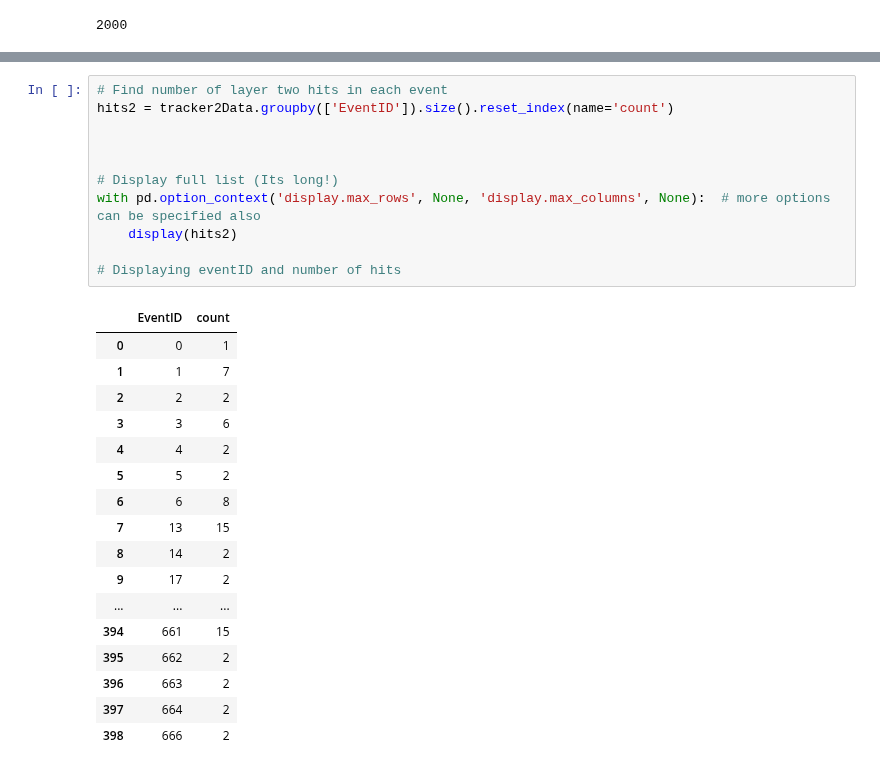
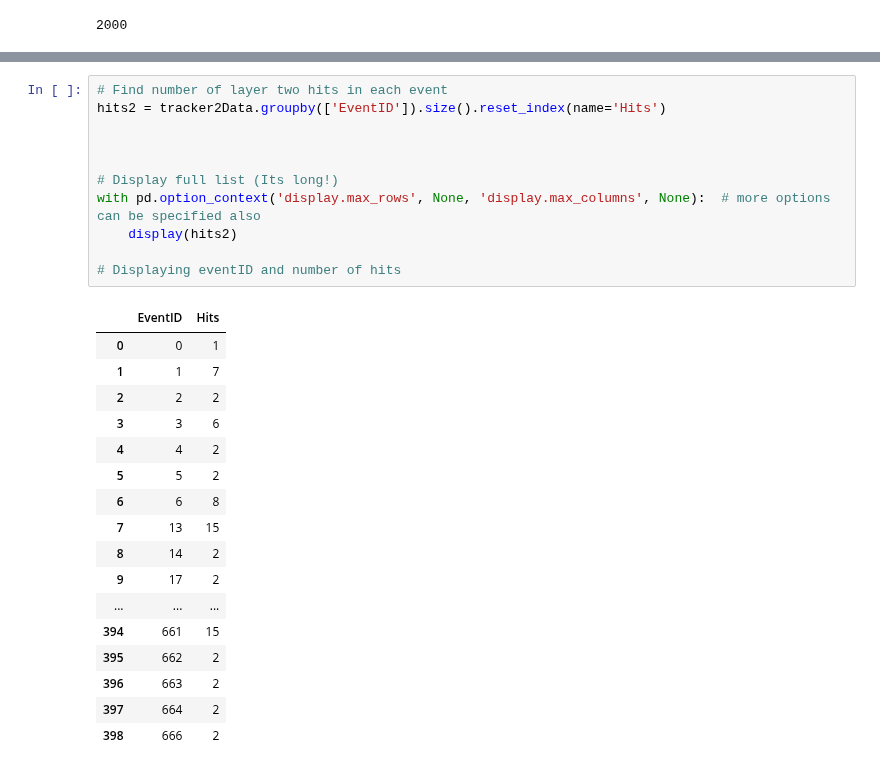
Before and after one commit to CasperMcTavish/DAML, a Jupyter notebook: CP11-Geantless/CP11-WAITON-S1739002.ipynb, the cells around one changed output, grey strips where cells are left out. Drawn from its saved outputs; the diff is of its cells as text.

```diff
--- a/CP11-Geantless/CP11-WAITON-S1739002.ipynb
+++ b/CP11-Geantless/CP11-WAITON-S1739002.ipynb
@@ -112,16 +121,16 @@ Layer two hits per event
 # %%
 # Find number of layer two hits in each event
-hits2 = tracker2Data.groupby(['EventID']).size().reset_index(name='count')
+hits2 = tracker2Data.groupby(['EventID']).size().reset_index(name='Hits')
 
 
 
 # Display full list (Its long!)
 with pd.option_context('display.max_rows', None, 'display.max_columns', None):  # more options can be specified also
     display(hits2)
 
 # Displaying eventID and number of hits
 # %% [output]
-|  | EventID | count |
+|  | EventID | Hits |
 | 0 | 0 | 1 |
 | 1 | 1 | 7 |
 | 2 | 2 | 2 |
```
Also changed, not shown: parts of 26 cells of this notebook, 3 other files.
